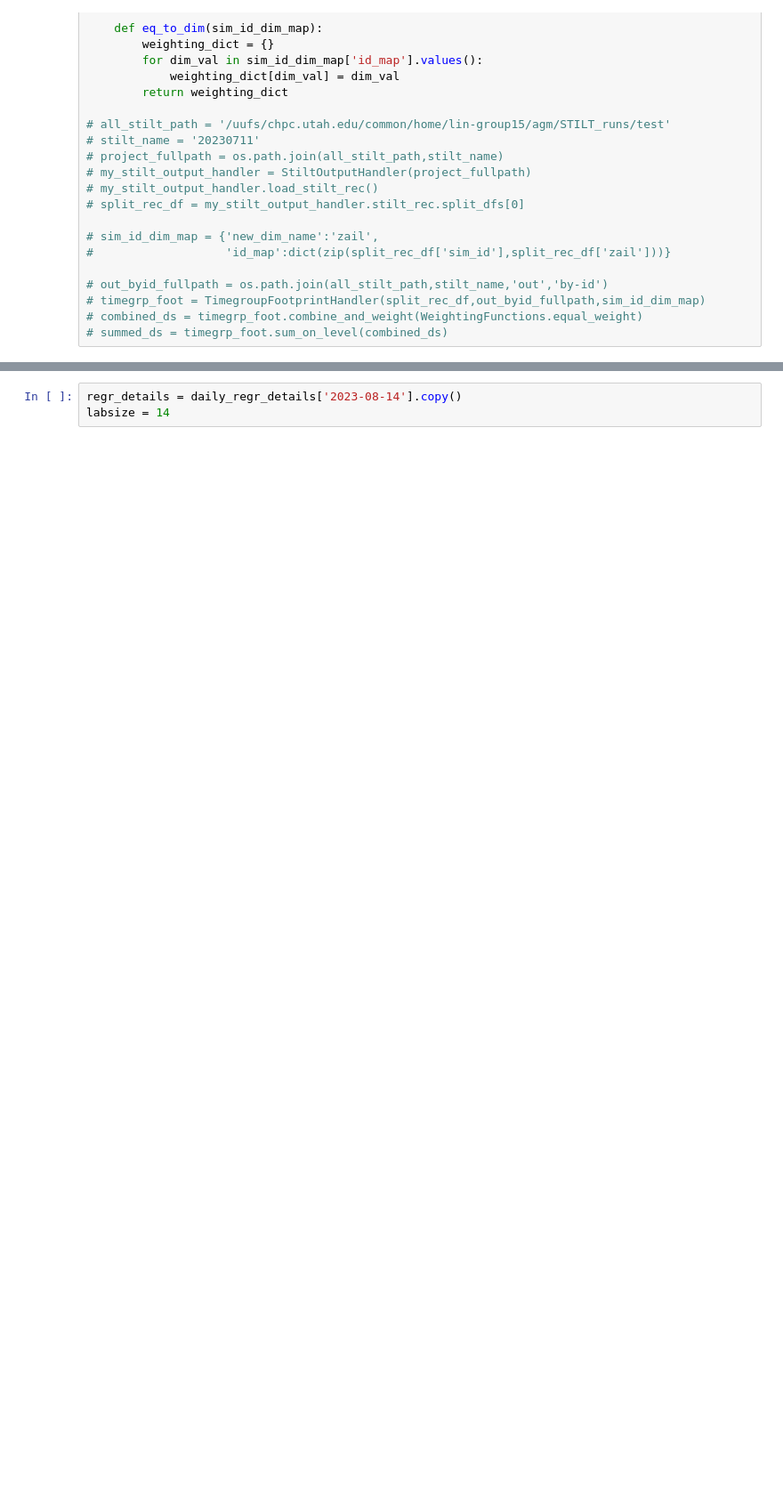
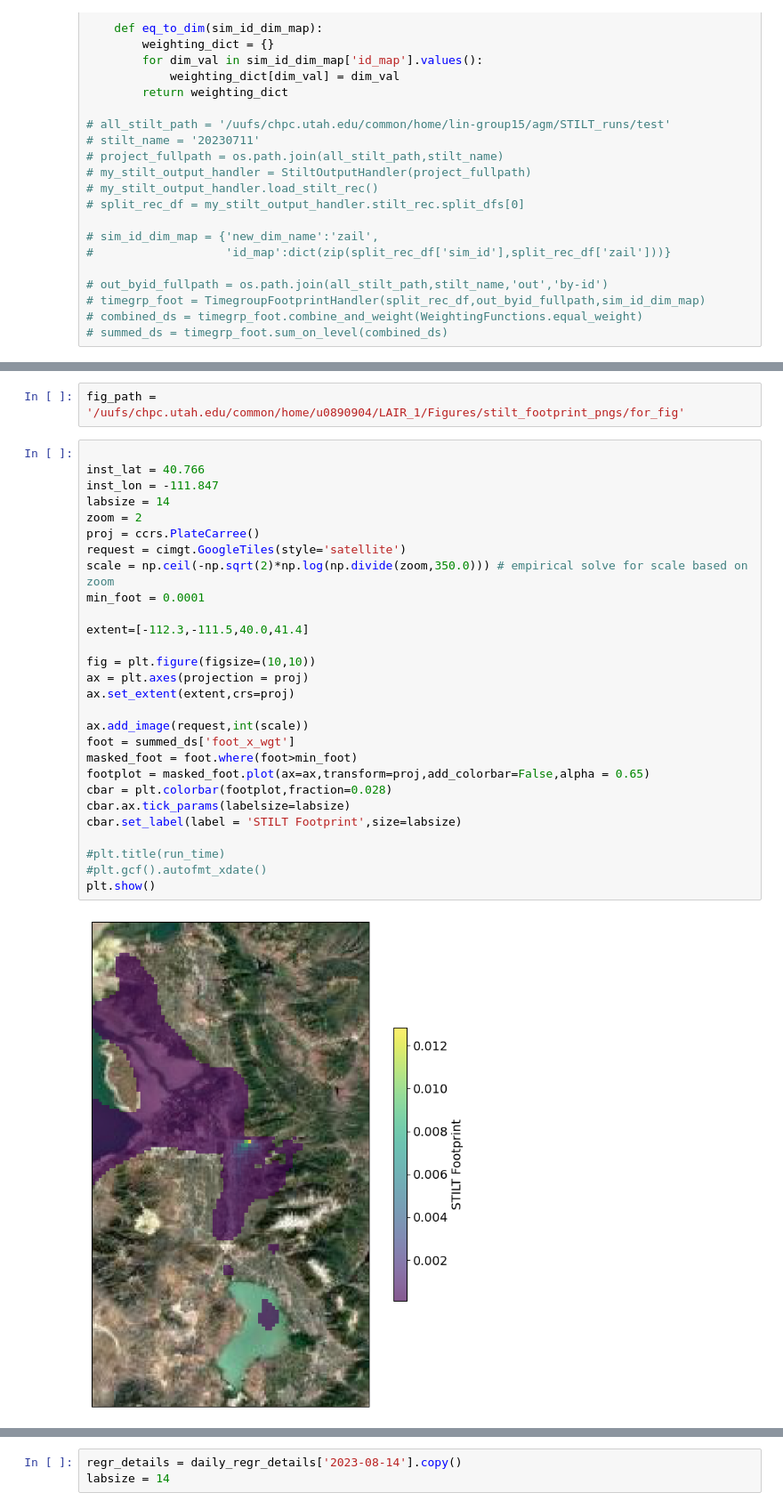
Before and after one commit to agmeyer4/Atmos_Column, a Jupyter notebook: atmos_column/ipynbs/stilt_examiner.ipynb, the cells around one changed output, grey strips where cells are left out. Shown: that part at 89% size. Drawn from its saved outputs; the diff is of its cells as text; blank space fills up the shorter version.

```diff
--- a/atmos_column/ipynbs/stilt_examiner.ipynb
+++ b/atmos_column/ipynbs/stilt_examiner.ipynb
@@ -282,3 +350,35 @@ for split_rec_df in stilt_rec.split_dfs:
+# %%
+fig_path = '/uufs/chpc.utah.edu/common/home/u0890904/LAIR_1/Figures/stilt_footprint_pngs/for_fig'
+# %%
+
+inst_lat = 40.766
+inst_lon = -111.847
+labsize = 14
+zoom = 2
+proj = ccrs.PlateCarree()
+request = cimgt.GoogleTiles(style='satellite')
+scale = np.ceil(-np.sqrt(2)*np.log(np.divide(zoom,350.0))) # empirical solve for scale based on zoom
+min_foot = 0.0001
+
+extent=[-112.3,-111.5,40.0,41.4]
+
+fig = plt.figure(figsize=(10,10))
+ax = plt.axes(projection = proj)
+ax.set_extent(extent,crs=proj)
+
+ax.add_image(request,int(scale))
+foot = summed_ds['foot_x_wgt']
+masked_foot = foot.where(foot>min_foot)
+footplot = masked_foot.plot(ax=ax,transform=proj,add_colorbar=False,alpha = 0.65)
+cbar = plt.colorbar(footplot,fraction=0.028)
+cbar.ax.tick_params(labelsize=labsize)
+cbar.set_label(label = 'STILT Footprint',size=labsize)
+
+#plt.title(run_time)
+#plt.gcf().autofmt_xdate()
+plt.show()
+# %% [output]
+[figure, added]
 # %%
 import pickle
 import matplotlib.dates as mdates
```
Also changed, not shown: parts of 5 cells of this notebook, 1 other file.
